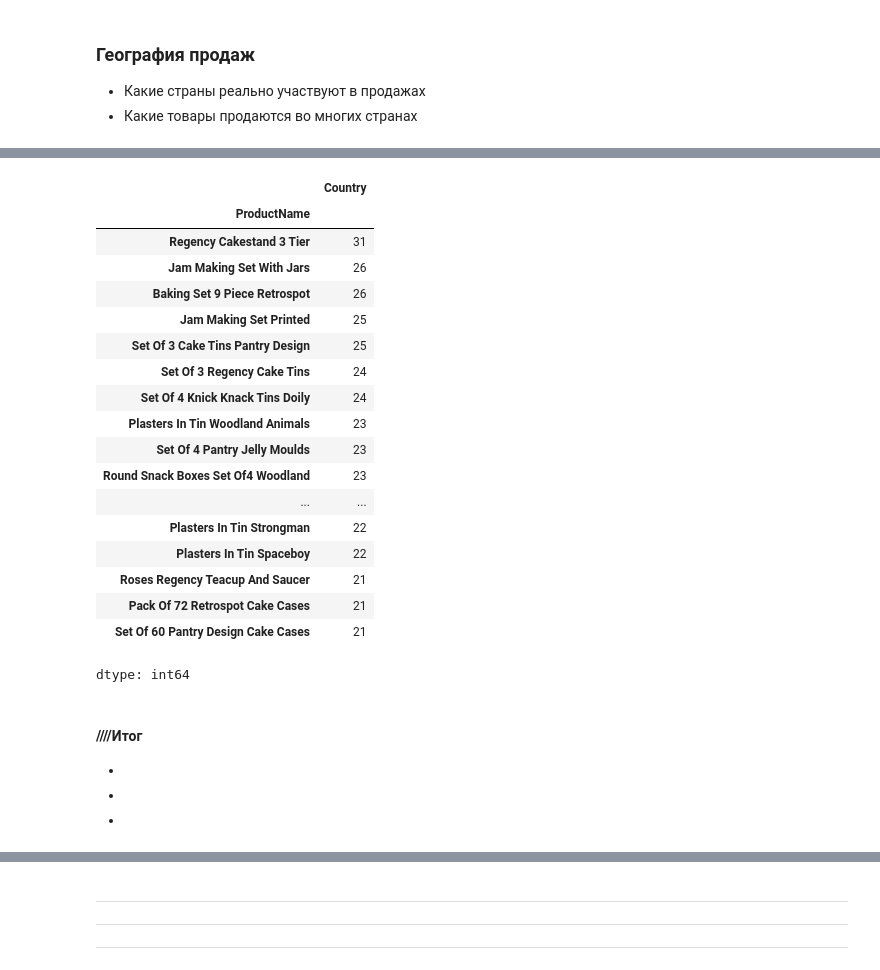
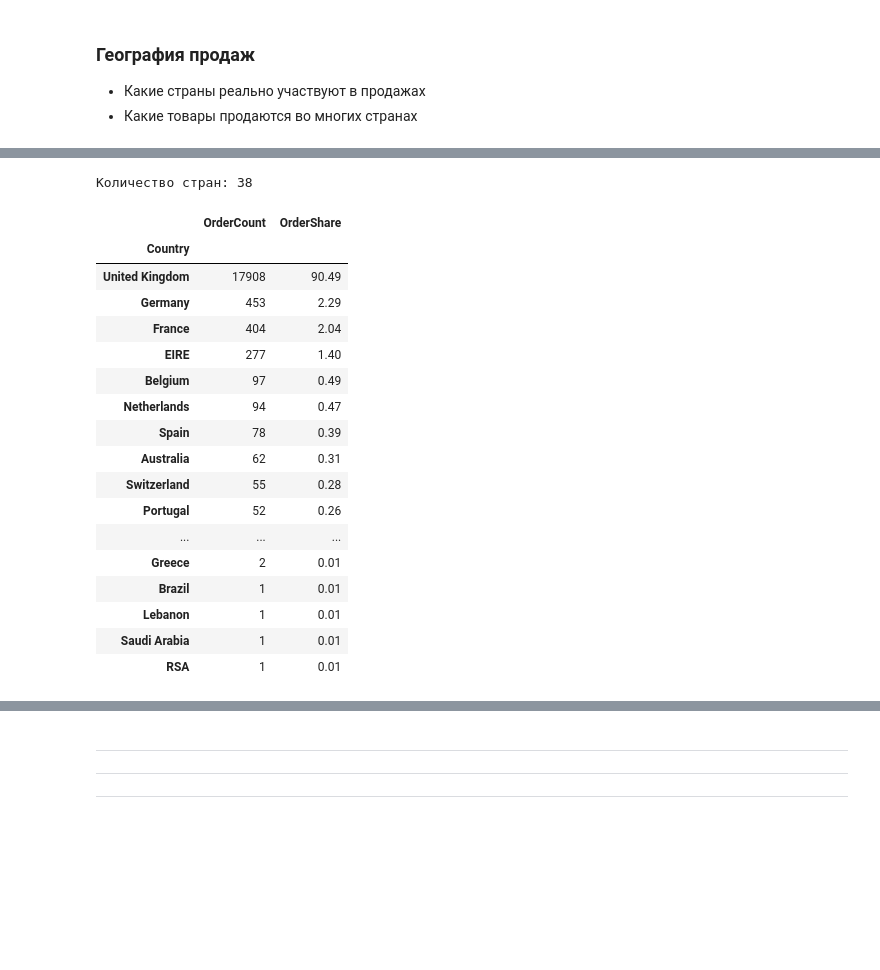
Before and after one commit to dazzens/dazzens, a Jupyter notebook: EDA_проект.ipynb, the cells around one changed output, grey strips where cells are left out. Drawn from its saved outputs; the diff is of its cells as text; code cells hidden in the pictures; blank space fills up the shorter version.

```diff
--- a/EDA_проект.ipynb
+++ b/EDA_проект.ipynb
@@ -1275,32 +1389,42 @@ dtype: float64
-# %%
-(
-    df.groupby("ProductName")["Country"]
-      .nunique()
-      .sort_values(ascending=False)
-      .head(20)
-)
-# %% [output]
-|  | Country |
-| ProductName |  |
-| Regency Cakestand 3 Tier | 31 |
-| Jam Making Set With Jars | 26 |
-| Baking Set 9 Piece Retrospot | 26 |
-| Jam Making Set Printed | 25 |
-| Set Of 3 Cake Tins Pantry Design | 25 |
-| Set Of 3 Regency Cake Tins | 24 |
-| Set Of 4 Knick Knack Tins Doily | 24 |
-| Plasters In Tin Woodland Animals | 23 |
-| Set Of 4 Pantry Jelly Moulds | 23 |
-| Round Snack Boxes Set Of4 Woodland | 23 |
-| ... | ... |
-| Plasters In Tin Strongman | 22 |
-| Plasters In Tin Spaceboy | 22 |
-| Roses Regency Teacup And Saucer | 21 |
-| Pack Of 72 Retrospot Cake Cases | 21 |
-| Set Of 60 Pantry Design Cake Cases | 21 |
-dtype: int64
-# %% [markdown]
-#### ////**Итог**
--
--
--
+# %%
+# Количество уникальных заказов по странам
+
+total_orders = sales_df["TransactionNo"].nunique()
+
+country_orders = (
+    sales_df.groupby("Country")["TransactionNo"]
+    .nunique()
+    .sort_values(ascending=False)
+)
+
+country_sales = country_orders.to_frame(
+    name="OrderCount"
+)
+
+country_sales["OrderShare"] = (
+    country_sales["OrderCount"] / total_orders * 100
+).round(2)
+
+print("Количество стран:", len(country_sales))
+
+display(country_sales)
+# %% [output]
+Количество стран: 38
+|  | OrderCount | OrderShare |
+| Country |  |  |
+| United Kingdom | 17908 | 90.49 |
+| Germany | 453 | 2.29 |
+| France | 404 | 2.04 |
+| EIRE | 277 | 1.40 |
+| Belgium | 97 | 0.49 |
+| Netherlands | 94 | 0.47 |
+| Spain | 78 | 0.39 |
+| Australia | 62 | 0.31 |
+| Switzerland | 55 | 0.28 |
+| Portugal | 52 | 0.26 |
+| ... | ... | ... |
+| Greece | 2 | 0.01 |
+| Brazil | 1 | 0.01 |
+| Lebanon | 1 | 0.01 |
+| Saudi Arabia | 1 | 0.01 |
+| RSA | 1 | 0.01 |
```
Also changed, not shown: parts of 59 cells of this notebook.
